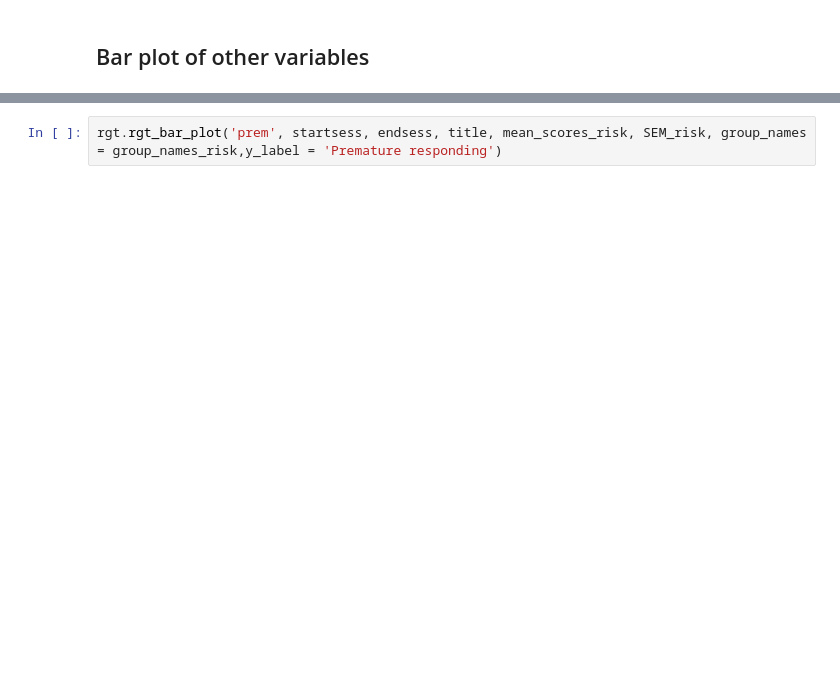
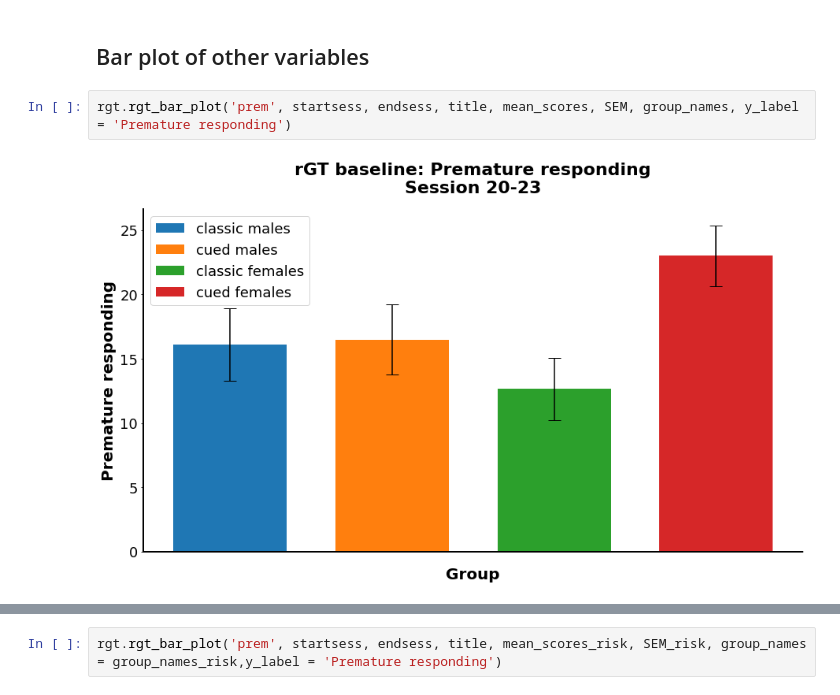
Before and after one commit to deckyblue/sparklyRGT, a Jupyter notebook: sparklyRGT_tutorial/used_templates/BH10_sparklyRGT_template_2.ipynb, the cells around one changed output, grey strips where cells are left out. Saved outputs shown, nothing was run; the diff lists cells and outputs as text; blank space fills up the shorter version.

```diff
--- a/sparklyRGT_tutorial/used_templates/BH10_sparklyRGT_template_2.ipynb
+++ b/sparklyRGT_tutorial/used_templates/BH10_sparklyRGT_template_2.ipynb
@@ -138,2 +302,6 @@ rgt.rgt_plot('prem', startsess, endsess, title, mean_scores, SEM, group_names =
 # %% [markdown]
 ## Bar plot of other variables
+# %%
+rgt.rgt_bar_plot('prem', startsess, endsess, title, mean_scores, SEM, group_names, y_label = 'Premature responding')
+# %% [output]
+[figure, added]
```
Also changed, not shown: parts of 31 cells of this notebook, 6 other files.
